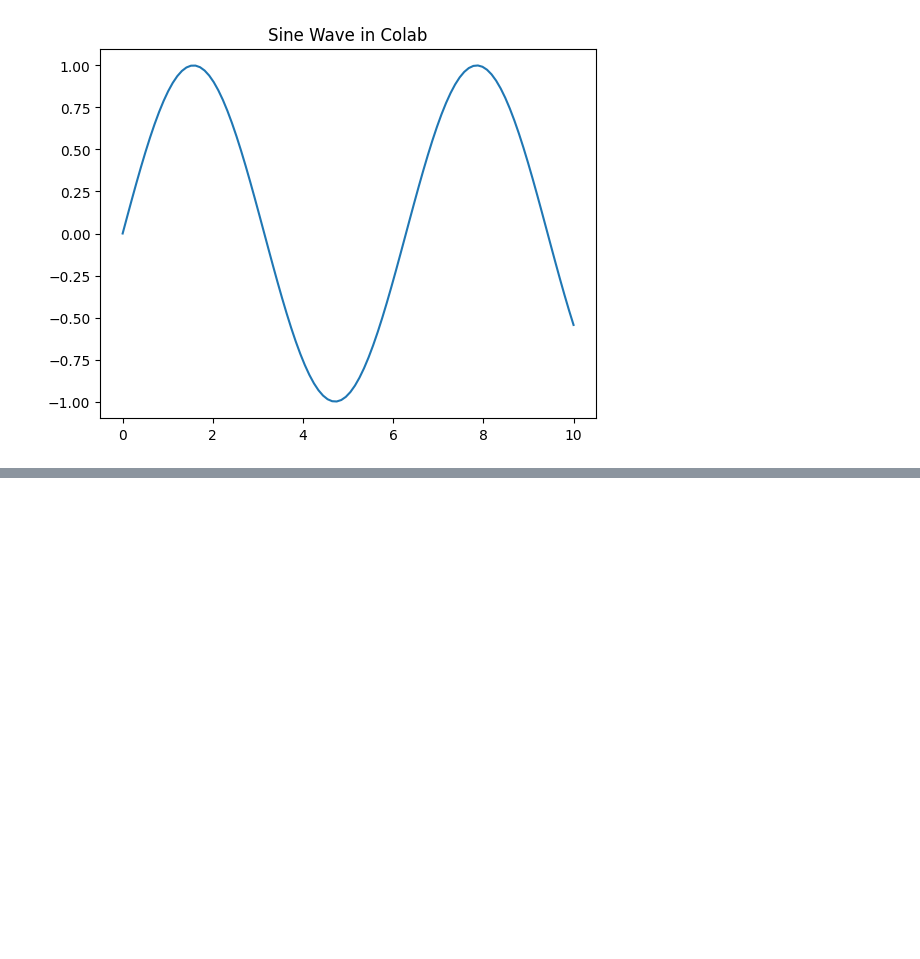
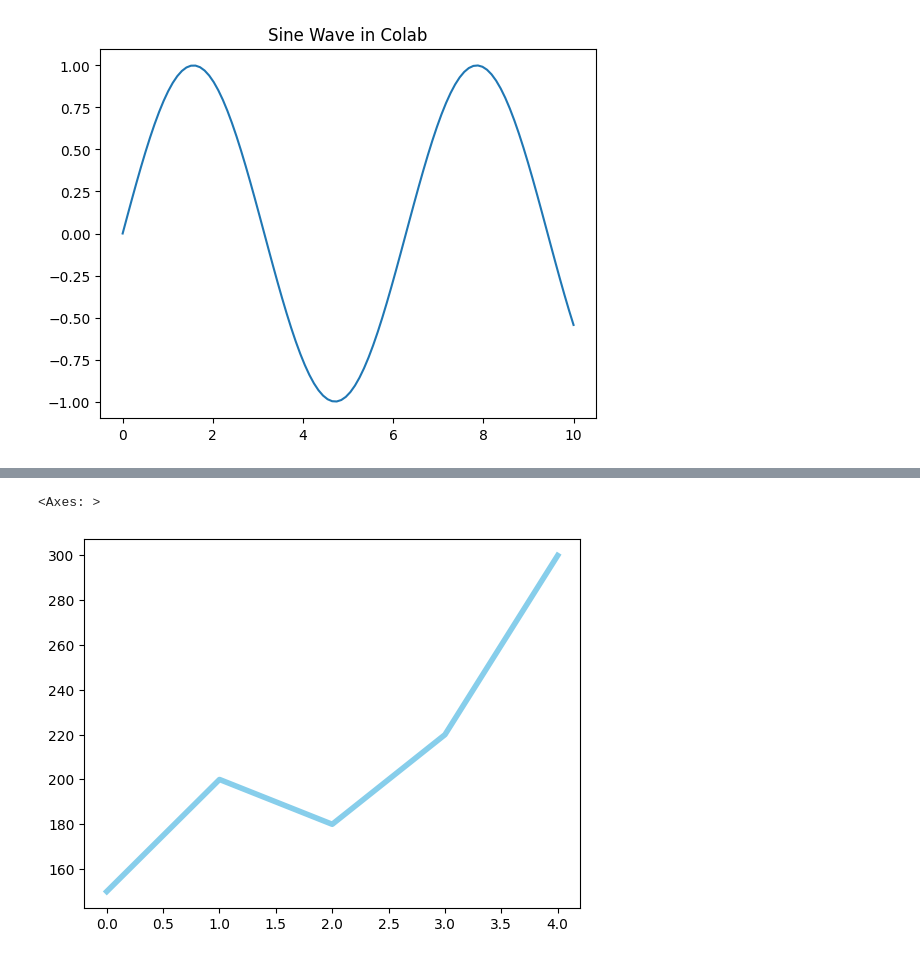
Before and after one commit to sakshid12/SD, a Jupyter notebook: My_First_Colab_Lab.ipynb, the cells around one changed output, grey strips where cells are left out. Drawn from its saved outputs; the diff is of its cells as text; code cells hidden in the pictures; blank space fills up the shorter version.

```diff
--- a/My_First_Colab_Lab.ipynb
+++ b/My_First_Colab_Lab.ipynb
@@ -45,0 +51,8 @@ plt.show()
+# %%
+import pandas as pd
+data = {
+    'Day': ['Mon', 'Tue', 'Wed', 'Thu', 'Fri'],
+    'Sales': [150, 200, 180, 220, 300]
+}
+df = pd.DataFrame(data)
+print(df)
@@ -45,0 +98,8 @@ plt.show()
+# %%
+#@title Data Visualization Settings
+chart_color = "skyblue" #@param ["skyblue", "red", "green", "orange"]
+line_thickness = 4 #@param {type:"slider", min:1, max:10, step:1}
+df['Sales'].plot(kind='line', color=chart_color, lw=line_thickness)
+# %% [output]
+<Axes: >
+[figure, added]
```
Also changed, not shown: parts of 5 cells of this notebook.
